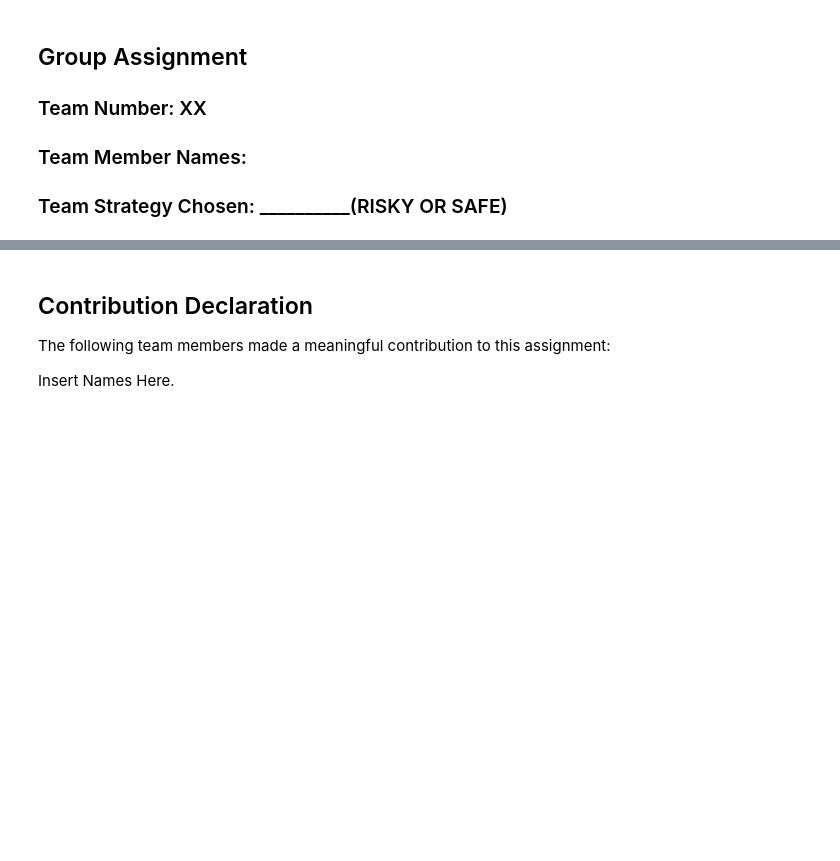
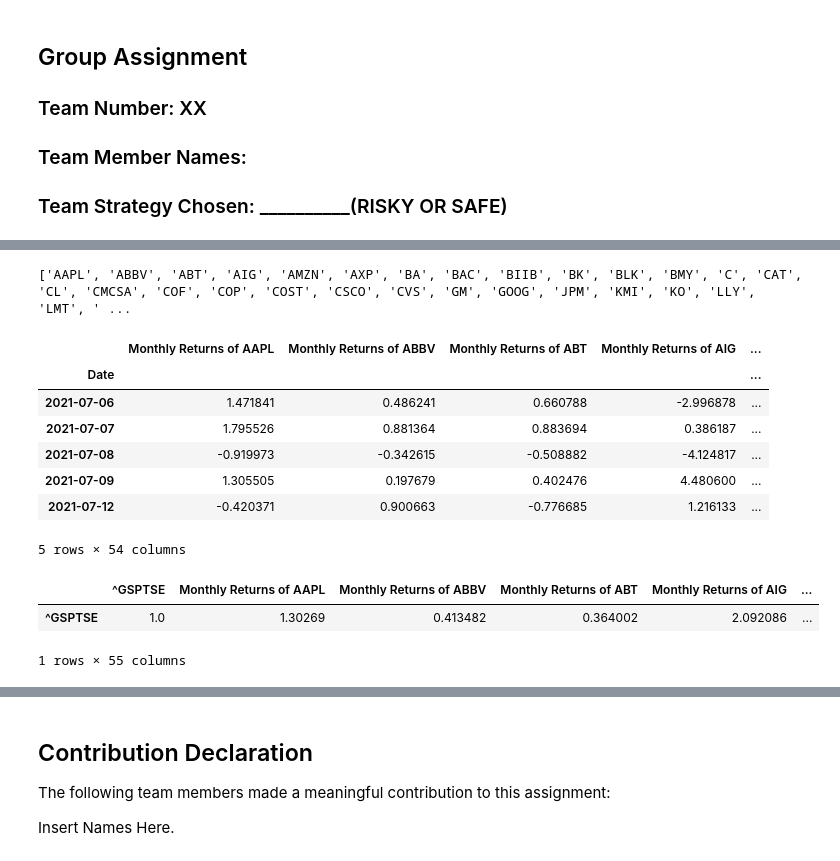
Before and after one commit to airickLeo/Personal-Algo-Bot, a Jupyter notebook: Team_15_Assignment.ipynb, the cells around one changed output, grey strips where cells are left out. Saved outputs shown, nothing was run; the diff lists cells and outputs as text; code cells hidden in the pictures; blank space fills up the shorter version.

```diff
--- a/Team_15_Assignment.ipynb
+++ b/Team_15_Assignment.ipynb
@@ -71 +68,39 @@ Finished in 36.85 seconds(s)
 5 rows × 270 columns
+# %%
+while True:
+    if "" not in clean_stocks:
+        break
+    else:
+        clean_stocks.remove("")
+print(clean_stocks)
+monthly_returns = pd.DataFrame()
+for stock in clean_stocks:
+    monthly_returns['Monthly Returns of '+stock] = hist_data['Close of '+stock].pct_change()*100
+monthly_returns.dropna(inplace=True)
+monthly_returns.head()
+# %% [output]
+['AAPL', 'ABBV', 'ABT', 'AIG', 'AMZN', 'AXP', 'BA', 'BAC', 'BIIB', 'BK', 'BLK', 'BMY', 'C', 'CAT', 'CL', 'CMCSA', 'COF', 'COP', 'COST', 'CSCO', 'CVS', 'GM', 'GOOG', 'JPM', 'KMI', 'KO', 'LLY', 'LMT', ' ...
+|  | Monthly Returns of AAPL | Monthly Returns of ABBV | Monthly Returns of ABT | Monthly Returns of AIG | ... |
+| Date |  |  |  |  | ... |
+| 2021-07-06 | 1.471841 | 0.486241 | 0.660788 | -2.996878 | ... |
+| 2021-07-07 | 1.795526 | 0.881364 | 0.883694 | 0.386187 | ... |
+| 2021-07-08 | -0.919973 | -0.342615 | -0.508882 | -4.124817 | ... |
+| 2021-07-09 | 1.305505 | 0.197679 | 0.402476 | 4.480600 | ... |
+| 2021-07-12 | -0.420371 | 0.900663 | -0.776685 | 1.216133 | ... |
+5 rows × 54 columns
+# %%
+beta_data = pd.DataFrame()
+MarketIndex='^GSPTSE'
+marketing_tick = yf.Ticker(MarketIndex)
+marketing_hist = marketing_tick.history(start=start_date,end=end_date)
+beta_data[MarketIndex] = marketing_hist['Close'].pct_change()*100
+beta_data = pd.concat([beta_data, monthly_returns],join='inner',axis=1)
+MarketVar= beta_data['^GSPTSE'].var()
+Beta = pd.DataFrame(beta_data.cov() / MarketVar)
+beta_vals = pd.DataFrame(Beta.iloc[[0]])
+beta_vals.rename(index={'^GSPTSE': 'Beta'})
+beta_vals.head()
+# %% [output]
+|  | ^GSPTSE | Monthly Returns of AAPL | Monthly Returns of ABBV | Monthly Returns of ABT | Monthly Returns of AIG | ... |
+| ^GSPTSE | 1.0 | 1.30269 | 0.413482 | 0.364002 | 2.092086 | ... |
+1 rows × 55 columns
```
Also changed, not shown: parts of 4 cells of this notebook.
